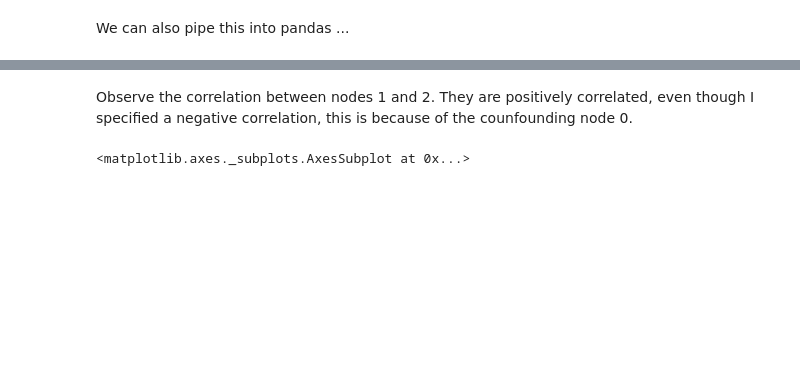
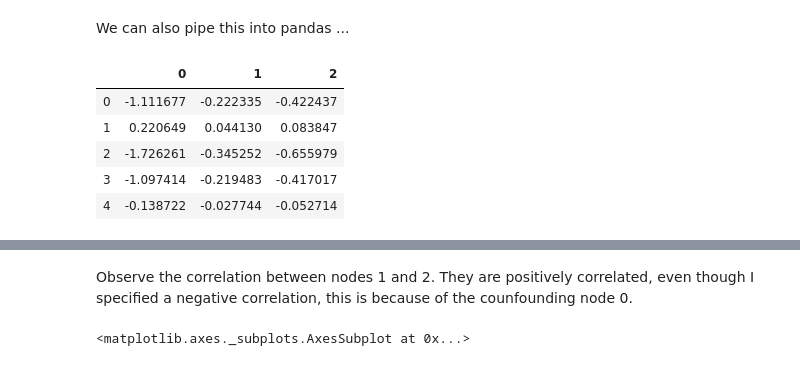
Before and after one commit to simontudge/causal_faker, a Jupyter notebook: notebooks/examples.ipynb, the cells around one changed output, grey strips where cells are left out. Cells and saved outputs as stored; diff of their text form; code cells hidden in the pictures; blank space fills up the shorter version.

```diff
--- a/notebooks/examples.ipynb
+++ b/notebooks/examples.ipynb
@@ -63,3 +63,11 @@ cf.get_n(10)
 We can also pipe this into pandas ...
 # %%
 df = cf.get_df(10)
+df.head()
+# %% [output]
+|  | 0 | 1 | 2 |
+| 0 | -1.111677 | -0.222335 | -0.422437 |
+| 1 | 0.220649 | 0.044130 | 0.083847 |
+| 2 | -1.726261 | -0.345252 | -0.655979 |
+| 3 | -1.097414 | -0.219483 | -0.417017 |
+| 4 | -0.138722 | -0.027744 | -0.052714 |
```
Also changed, not shown: parts of 14 cells of this notebook, 2 other files.
